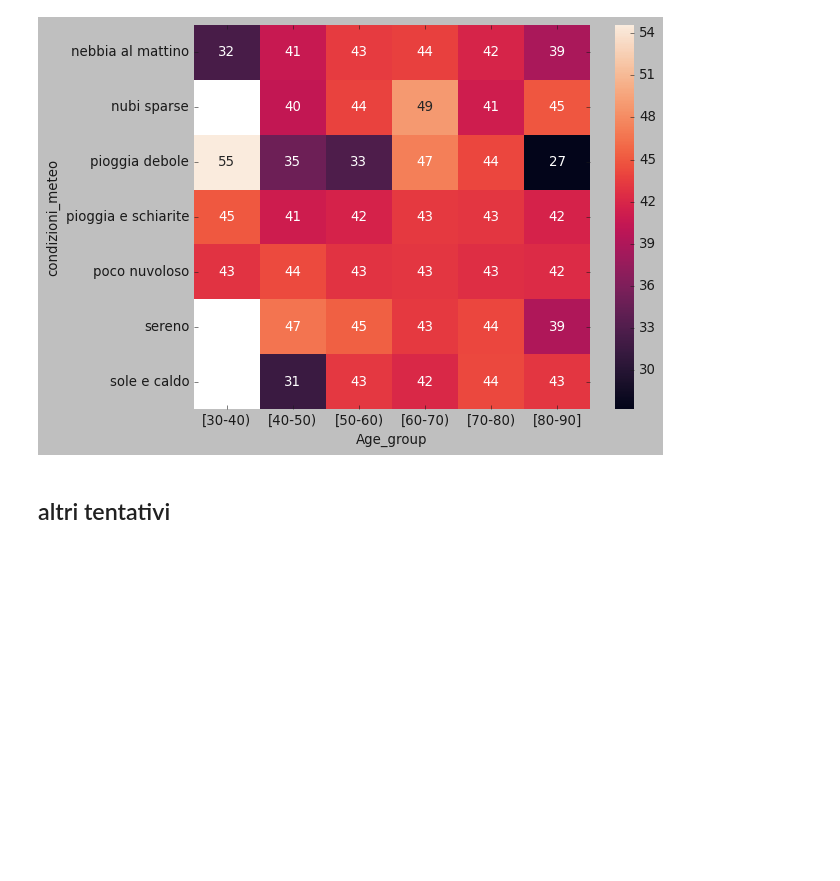
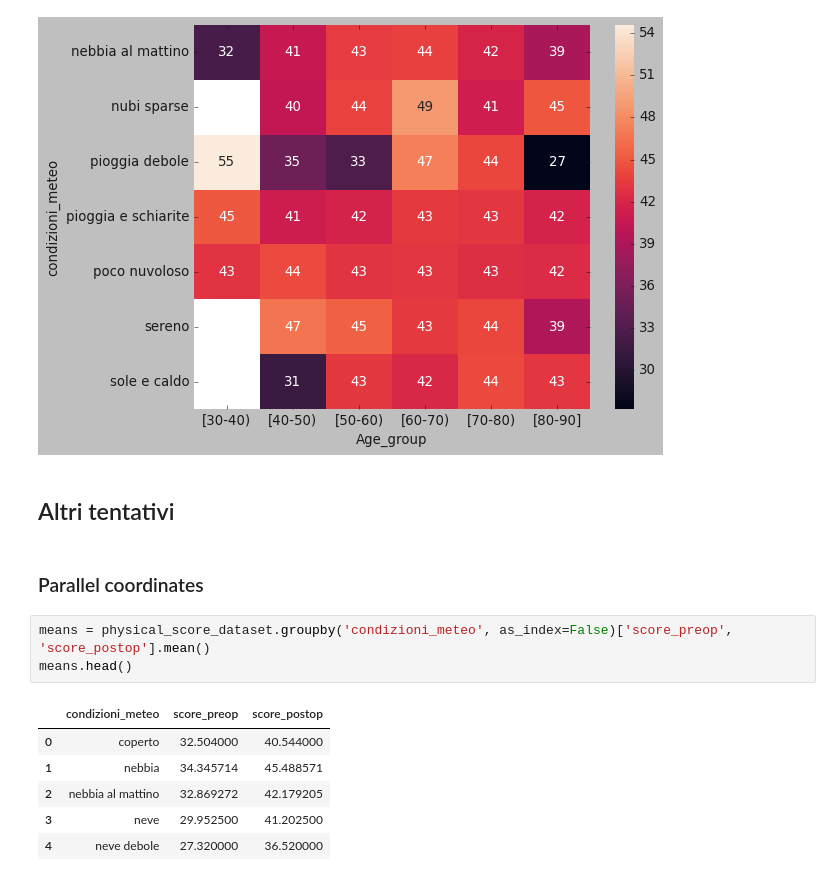
Before and after one commit to giocoal/surgery-PROMs-score-and-weather-conditions-data-visualizations, a Jupyter notebook: Compitino.ipynb, the cells around one changed output. Saved outputs shown, nothing was run; the diff lists cells and outputs as text; blank space fills up the shorter version.

```diff
--- a/Compitino.ipynb
+++ b/Compitino.ipynb
@@ -523,4 +523,16 @@ sns.heatmap(temp, annot=True)
 <AxesSubplot:xlabel='Age_group', ylabel='condizioni_meteo'>
 [figure]
 # %% [markdown]
- ## altri tentativi
+ ## Altri tentativi
+# %% [markdown]
+### Parallel coordinates
+# %%
+means = physical_score_dataset.groupby('condizioni_meteo', as_index=False)['score_preop', 'score_postop'].mean()
+means.head()
+# %% [output]
+|  | condizioni_meteo | score_preop | score_postop |
+| 0 | coperto | 32.504000 | 40.544000 |
+| 1 | nebbia | 34.345714 | 45.488571 |
+| 2 | nebbia al mattino | 32.869272 | 42.179205 |
+| 3 | neve | 29.952500 | 41.202500 |
+| 4 | neve debole | 27.320000 | 36.520000 |
```
Also changed, not shown: parts of 4 cells of this notebook.
